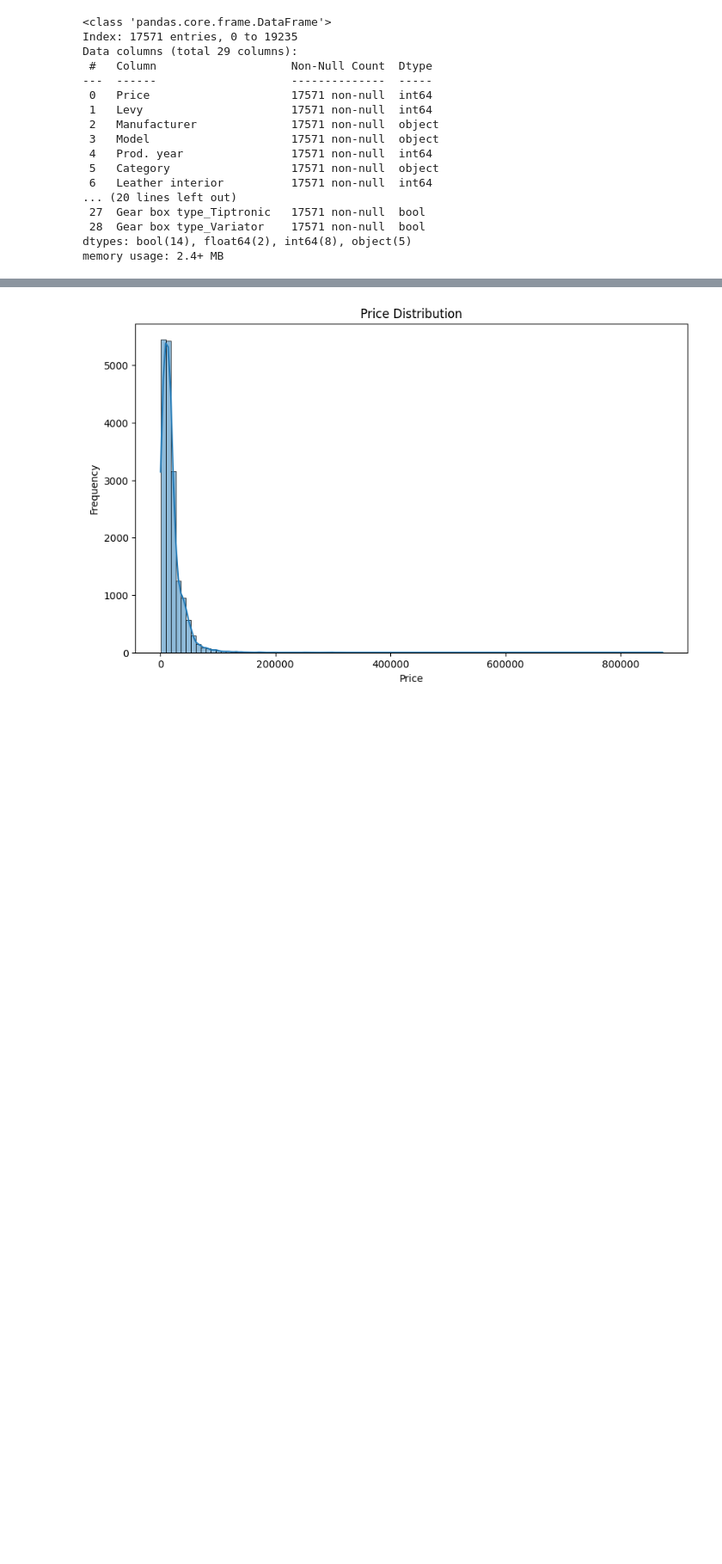
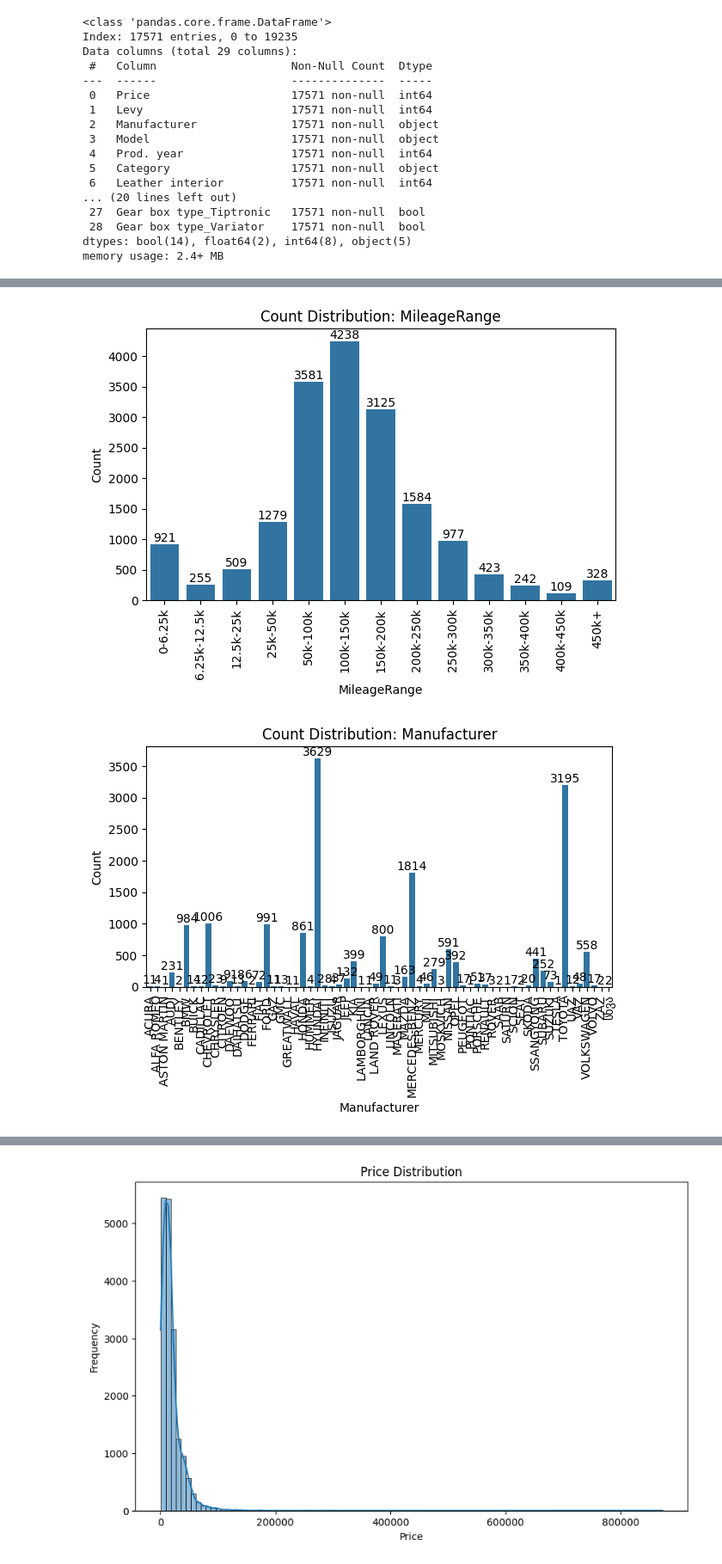
Before and after one commit to Peter537/Soft1-AI-Eksamensopgave, a Jupyter notebook: part1/part1.ipynb, the cells around one changed output, grey strips where cells are left out. Shown at 86% size. Drawn from its saved outputs; the diff is of its cells as text; code cells hidden in the pictures; blank space fills up the shorter version.

```diff
--- a/part1/part1.ipynb
+++ b/part1/part1.ipynb
@@ -440,0 +427,22 @@ for col in dis_cols:
+# %%
+import matplotlib.pyplot as plt
+import seaborn as sns
+
+for col in other_cols:
+    counts = temp_df[col].value_counts().sort_index()
+
+    ax = sns.barplot(x=counts.index, y=counts.values)
+
+    ax.set_xticklabels(ax.get_xticklabels(), rotation=90)
+    ax.set_xlabel(col)
+    ax.set_ylabel('Count')
+    ax.set_title(f'Count Distribution: {col}')
+
+    for idx, val in enumerate(counts.values):
+        ax.text(idx, val, int(val), ha='center', va='bottom')
+
+    plt.tight_layout()
+    plt.show()
+# %% [output]
+[figure, added]
+[figure, added]
```
Also changed, not shown: parts of 79 cells of this notebook.
